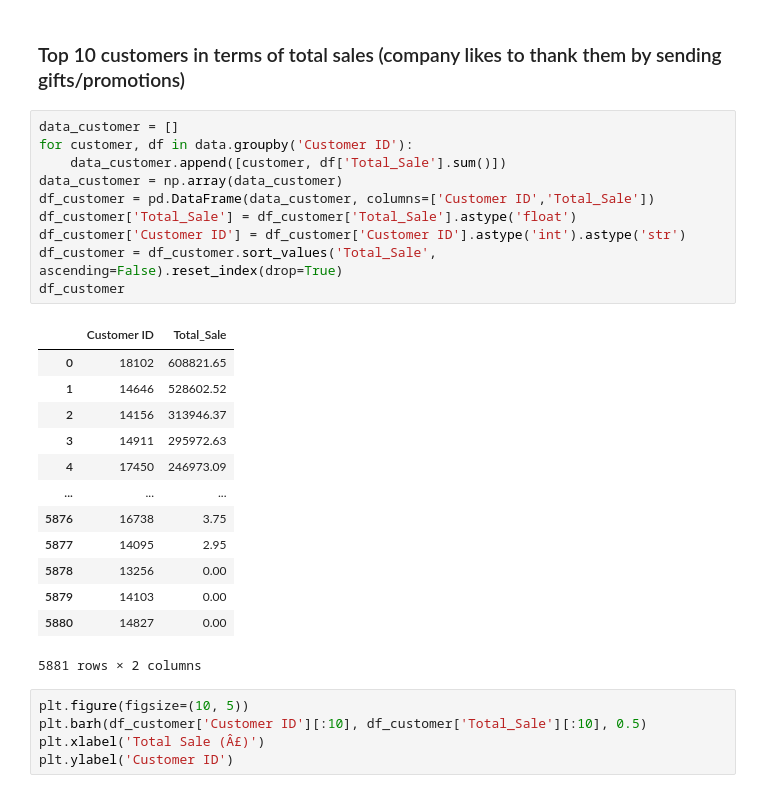
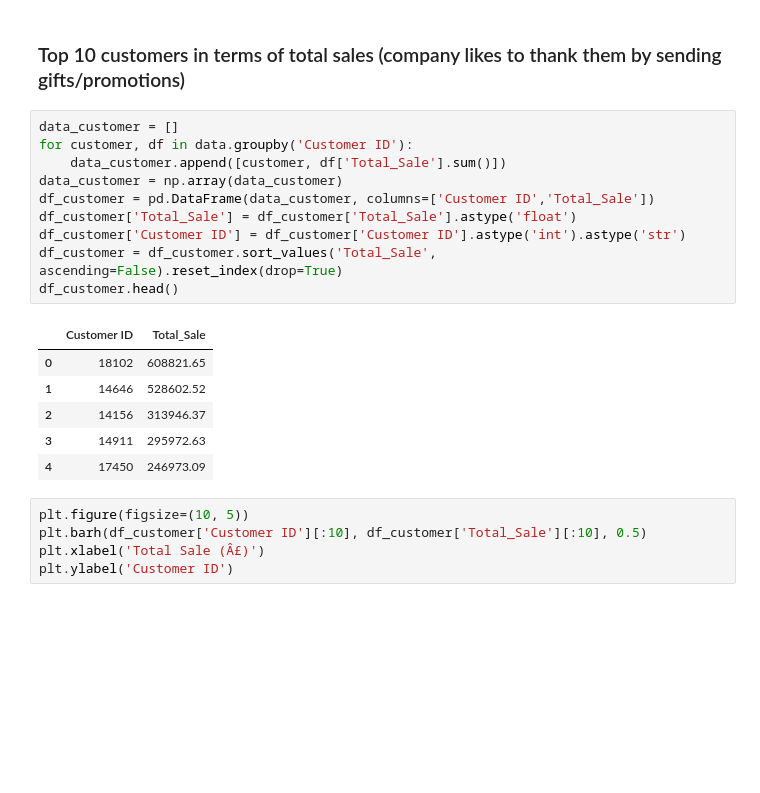
Before and after one commit to alimoi/challengecode, a Jupyter notebook: OnlineRetail.ipynb, the cells around one changed output. Cells and saved outputs as stored; diff of their text form; blank space fills up the shorter version.

```diff
--- a/OnlineRetail.ipynb
+++ b/OnlineRetail.ipynb
@@ -262,27 +244,20 @@ Text(0.5, 0, 'Total Sale (Â£)')
 # %%
 data_customer = []
 for customer, df in data.groupby('Customer ID'):
     data_customer.append([customer, df['Total_Sale'].sum()])
 data_customer = np.array(data_customer)
 df_customer = pd.DataFrame(data_customer, columns=['Customer ID','Total_Sale'])
 df_customer['Total_Sale'] = df_customer['Total_Sale'].astype('float')
 df_customer['Customer ID'] = df_customer['Customer ID'].astype('int').astype('str')
 df_customer = df_customer.sort_values('Total_Sale', ascending=False).reset_index(drop=True)
-df_customer
+df_customer.head()
 # %% [output]
 |  | Customer ID | Total_Sale |
 | 0 | 18102 | 608821.65 |
 | 1 | 14646 | 528602.52 |
 | 2 | 14156 | 313946.37 |
 | 3 | 14911 | 295972.63 |
 | 4 | 17450 | 246973.09 |
-| ... | ... | ... |
-| 5876 | 16738 | 3.75 |
-| 5877 | 14095 | 2.95 |
-| 5878 | 13256 | 0.00 |
-| 5879 | 14103 | 0.00 |
-| 5880 | 14827 | 0.00 |
-5881 rows × 2 columns
 # %%
 plt.figure(figsize=(10, 5))
 plt.barh(df_customer['Customer ID'][:10], df_customer['Total_Sale'][:10], 0.5)
```
Also changed, not shown: parts of 8 cells of this notebook.
